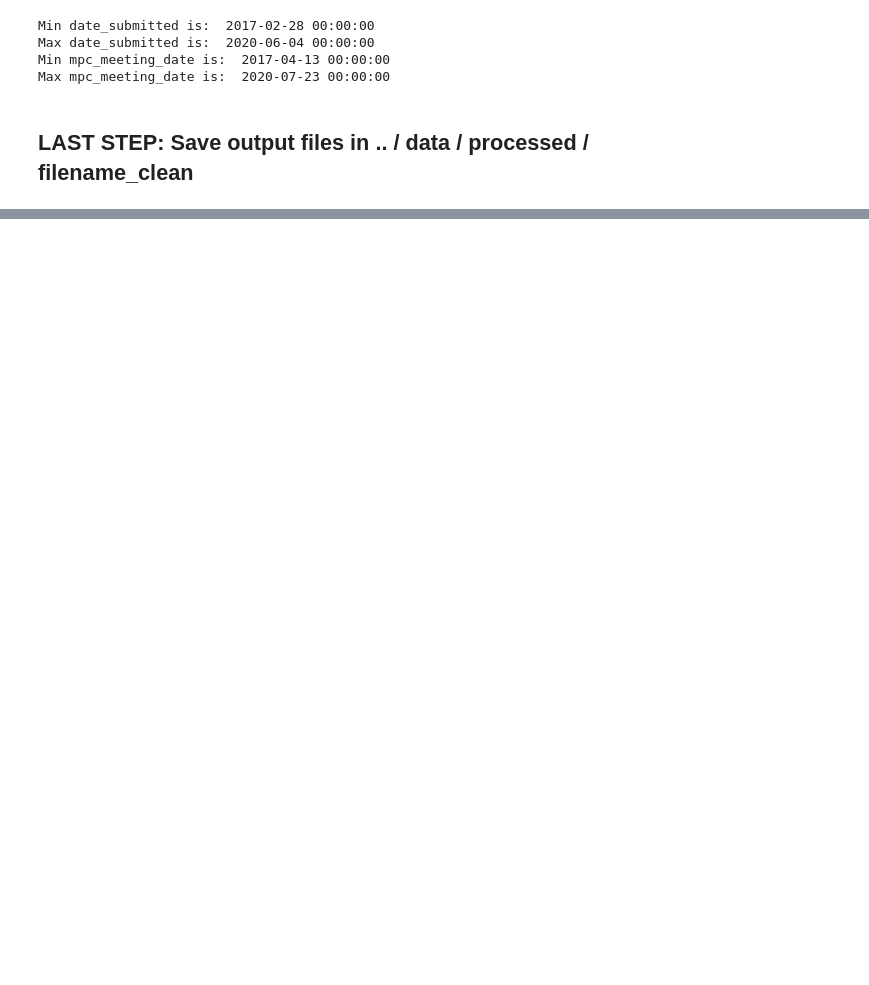
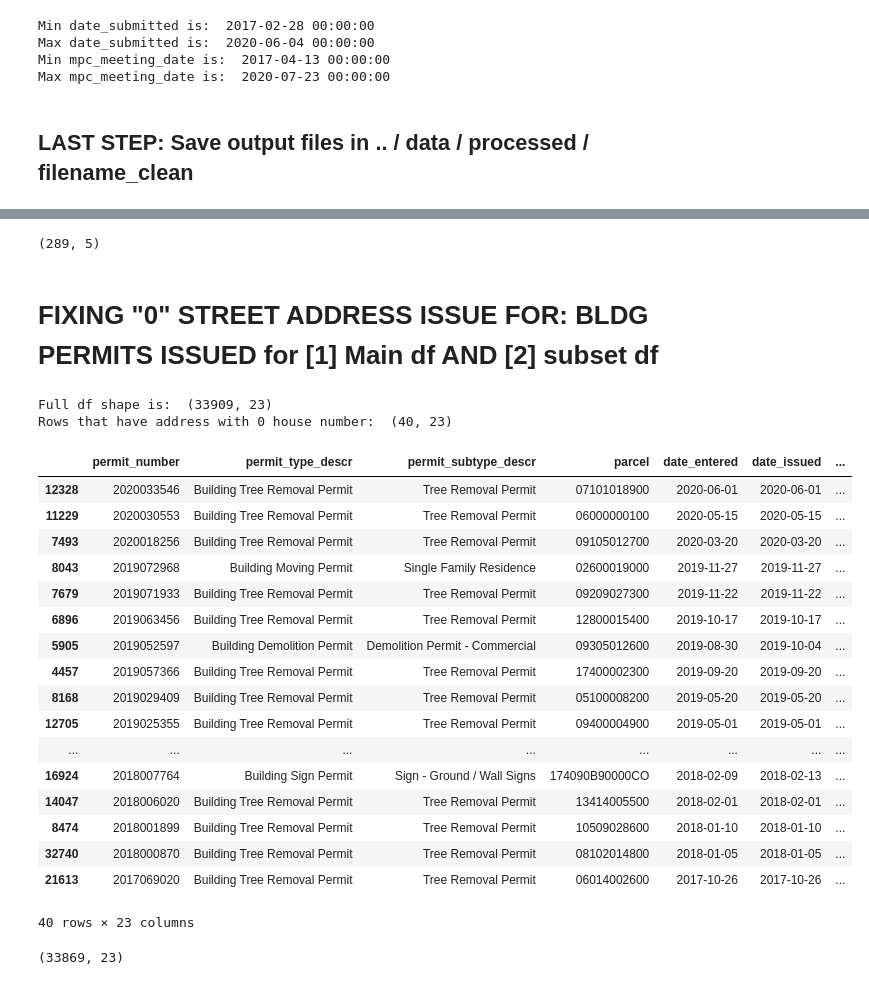
Before and after one commit to lorirocks/nashville-neighborhoods-capstone, a Jupyter notebook: notebooks/1_dataprep.ipynb, the cells around one changed output, grey strips where cells are left out. Saved outputs shown, nothing was run; the diff lists cells and outputs as text; code cells hidden in the pictures; blank space fills up the shorter version.

```diff
--- a/notebooks/1_dataprep.ipynb
+++ b/notebooks/1_dataprep.ipynb
@@ -1234,0 +1385,3 @@ Max mpc_meeting_date is:  2020-07-23 00:00:00
+# %%
+pd.options.display.max_rows = 50
+print(pd.options.display.max_rows)
@@ -1234,0 +1472,47 @@ Max mpc_meeting_date is:  2020-07-23 00:00:00
+# %%
+# Dropping the rows with addresses that start with "0"
+# Confirmed, 289 rows now.
+
+df_bldg_apps_null_latlon = df_bldg_apps_null_latlon[~df_bldg_apps_null_latlon.address.str.startswith('0')]
+print(df_bldg_apps_null_latlon.shape)
+# %% [output]
+(289, 5)
+# %% [markdown]
+# FIXING "0" STREET ADDRESS ISSUE FOR:  BLDG PERMITS ISSUED for [1] Main df AND [2] subset df
+# %%
+# Finding address that start with 0 in address
+# There are 40 rows total with "0" house number. Not significant amount in df of 33k rows total
+# Lat/lon isn't available for most. Will just drop these rows from BOTH the main and subset(address only) dfs
+
+print("Full df shape is: ", df_bldg_issued.shape)
+print("Rows that have address with 0 house number: ", df_bldg_issued.loc[df_bldg_issued['address'].str.startswith('0')].shape)
+df_bldg_issued.loc[df_bldg_issued['address'].str.startswith('0')]
+# %% [output]
+Full df shape is:  (33909, 23)
+Rows that have address with 0 house number:  (40, 23)
+|  | permit_number | permit_type_descr | permit_subtype_descr | parcel | date_entered | date_issued | ... |
+| 12328 | 2020033546 | Building Tree Removal Permit | Tree Removal Permit | 07101018900 | 2020-06-01 | 2020-06-01 | ... |
+| 11229 | 2020030553 | Building Tree Removal Permit | Tree Removal Permit | 06000000100 | 2020-05-15 | 2020-05-15 | ... |
+| 7493 | 2020018256 | Building Tree Removal Permit | Tree Removal Permit | 09105012700 | 2020-03-20 | 2020-03-20 | ... |
+| 8043 | 2019072968 | Building Moving Permit | Single Family Residence | 02600019000 | 2019-11-27 | 2019-11-27 | ... |
+| 7679 | 2019071933 | Building Tree Removal Permit | Tree Removal Permit | 09209027300 | 2019-11-22 | 2019-11-22 | ... |
+| 6896 | 2019063456 | Building Tree Removal Permit | Tree Removal Permit | 12800015400 | 2019-10-17 | 2019-10-17 | ... |
+| 5905 | 2019052597 | Building Demolition Permit | Demolition Permit - Commercial | 09305012600 | 2019-08-30 | 2019-10-04 | ... |
+| 4457 | 2019057366 | Building Tree Removal Permit | Tree Removal Permit | 17400002300 | 2019-09-20 | 2019-09-20 | ... |
+| 8168 | 2019029409 | Building Tree Removal Permit | Tree Removal Permit | 05100008200 | 2019-05-20 | 2019-05-20 | ... |
+| 12705 | 2019025355 | Building Tree Removal Permit | Tree Removal Permit | 09400004900 | 2019-05-01 | 2019-05-01 | ... |
+| ... | ... | ... | ... | ... | ... | ... | ... |
+| 16924 | 2018007764 | Building Sign Permit | Sign - Ground / Wall Signs | 174090B90000CO | 2018-02-09 | 2018-02-13 | ... |
+| 14047 | 2018006020 | Building Tree Removal Permit | Tree Removal Permit | 13414005500 | 2018-02-01 | 2018-02-01 | ... |
+| 8474 | 2018001899 | Building Tree Removal Permit | Tree Removal Permit | 10509028600 | 2018-01-10 | 2018-01-10 | ... |
+| 32740 | 2018000870 | Building Tree Removal Permit | Tree Removal Permit | 08102014800 | 2018-01-05 | 2018-01-05 | ... |
+| 21613 | 2017069020 | Building Tree Removal Permit | Tree Removal Permit | 06014002600 | 2017-10-26 | 2017-10-26 | ... |
+40 rows × 23 columns
+# %%
+# Keeping all rows that DON'T have "0" for house number (total 10 rows)
+# Original dataset 3106 rows. After change, should be 33909 - 40 = 33869 rows
+
+df_bldg_issued = df_bldg_issued[~df_bldg_issued.address.str.startswith('0')]  # tilda means take everything EXECPT...
+df_bldg_issued.shape
+# %% [output]
+(33869, 23)
```
Also changed, not shown: parts of 72 cells of this notebook, 13 other files.
